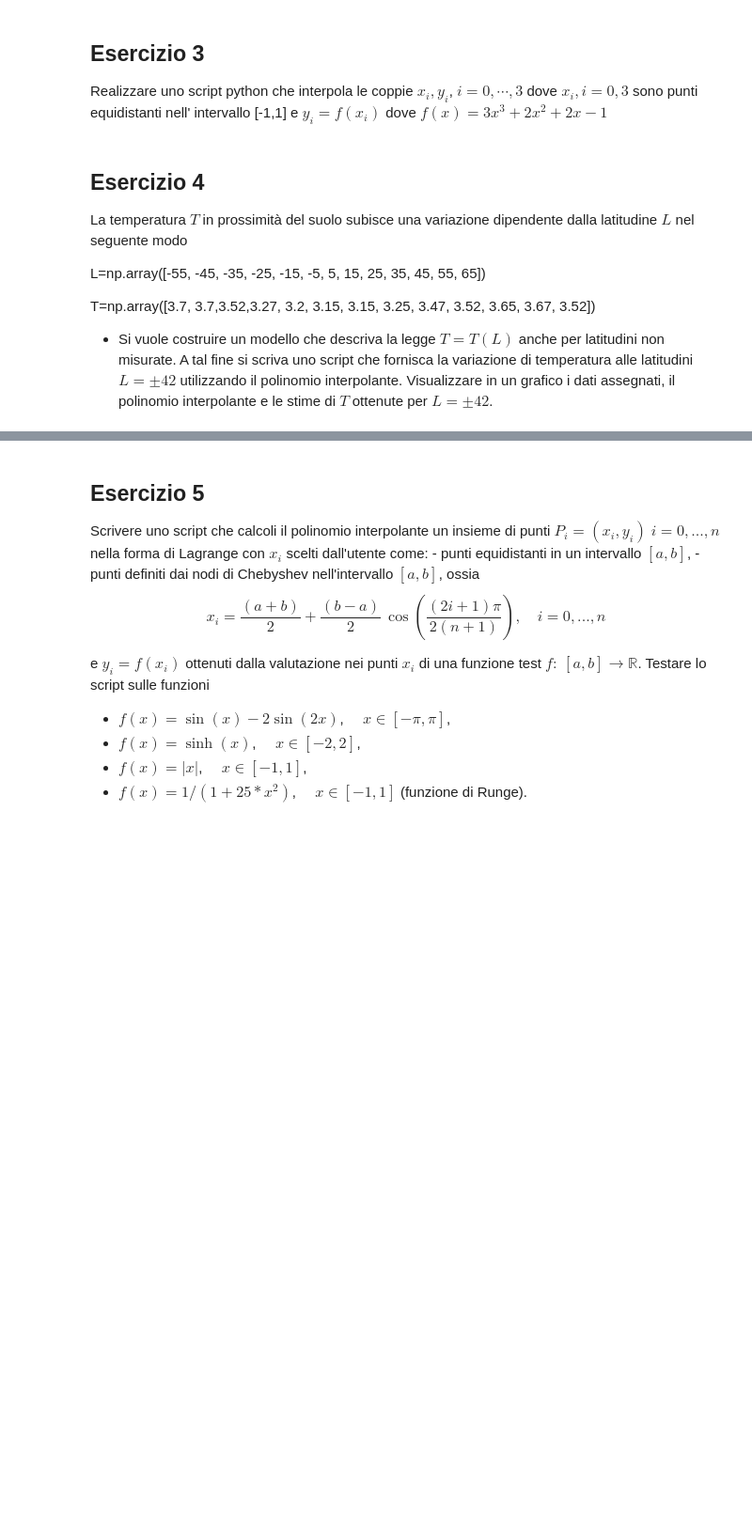
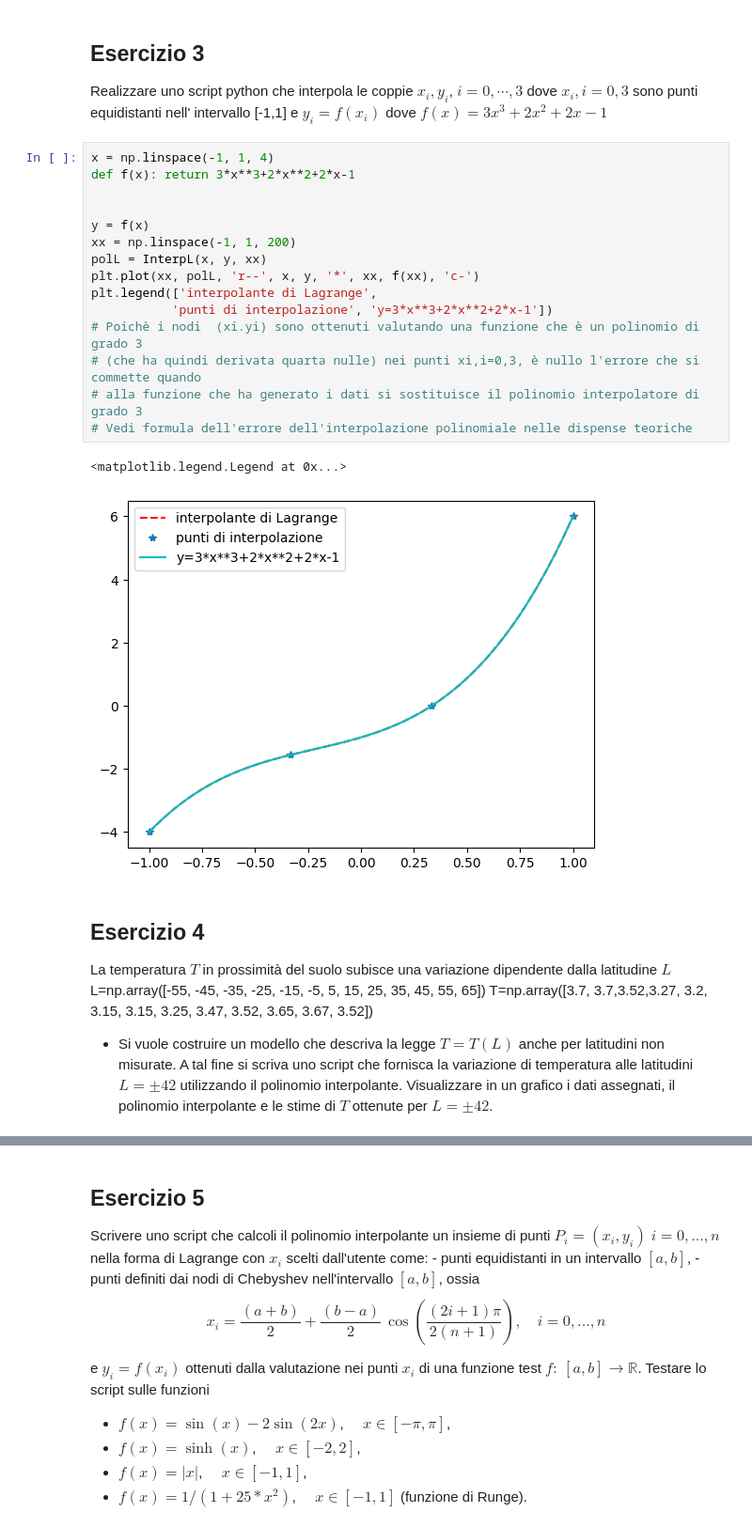
Before and after one commit to AndrewGagliottiUnibo/IoT-Project-network-, a Jupyter notebook: MetodiLab/11/Esercitazione11.ipynb, the cells around one changed output, grey strips where cells are left out. Shown: that part at 94% size. Drawn from its saved outputs; the diff is of its cells as text; blank space fills up the shorter version.

```diff
--- a/MetodiLab/11/Esercitazione11.ipynb
+++ b/MetodiLab/11/Esercitazione11.ipynb
@@ -133,12 +135,28 @@ plt.plot(xx, pol, 'r-', x, y, 'go', xx, np.sin(xx), 'c-')
 ## Esercizio 3
 Realizzare uno script python che interpola le coppie $x_i,y_i$, $i=0,\cdots,3$
 dove $x_i,i=0,3$ sono punti equidistanti nell' intervallo [-1,1] e $y_i=f(x_i)$ dove $f(x)=3x^3+2x^2+2x-1$
+# %%
+x = np.linspace(-1, 1, 4)
+def f(x): return 3*x**3+2*x**2+2*x-1
+
+
+y = f(x)
+xx = np.linspace(-1, 1, 200)
+polL = InterpL(x, y, xx)
+plt.plot(xx, polL, 'r--', x, y, '*', xx, f(xx), 'c-')
+plt.legend(['interpolante di Lagrange',
+           'punti di interpolazione', 'y=3*x**3+2*x**2+2*x-1'])
+# Poichè i nodi  (xi.yi) sono ottenuti valutando una funzione che è un polinomio di grado 3
+# (che ha quindi derivata quarta nulle) nei punti xi,i=0,3, è nullo l'errore che si commette quando
+# alla funzione che ha generato i dati si sostituisce il polinomio interpolatore di grado 3
+# Vedi formula dell'errore dell'interpolazione polinomiale nelle dispense teoriche
+# %% [output]
+<matplotlib.legend.Legend at 0x...>
+[figure, added]
 # %% [markdown]
 ## Esercizio 4
-La temperatura $T$ in  prossimità  del suolo  subisce una variazione dipendente dalla latitudine $L$ nel seguente modo
-
+La temperatura $T$ in  prossimità  del suolo  subisce una variazione dipendente dalla latitudine $L$
 L=np.array([-55, -45, -35, -25, -15, -5, 5, 15, 25, 35, 45, 55, 65])
-
 T=np.array([3.7, 3.7,3.52,3.27, 3.2, 3.15, 3.15, 3.25, 3.47, 3.52, 3.65, 3.67, 3.52])
 
 
```
Also changed, not shown: parts of 15 cells of this notebook.
